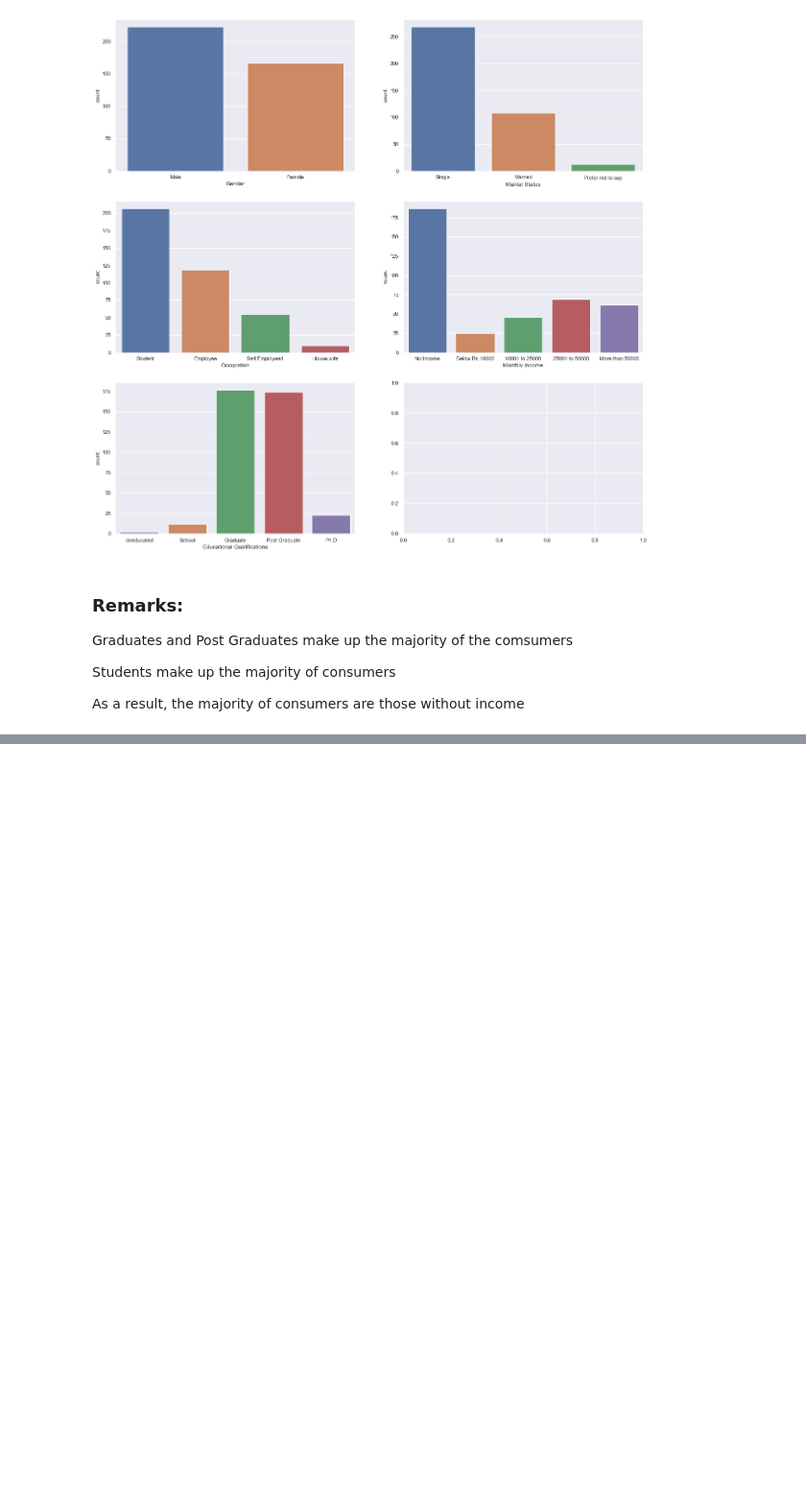
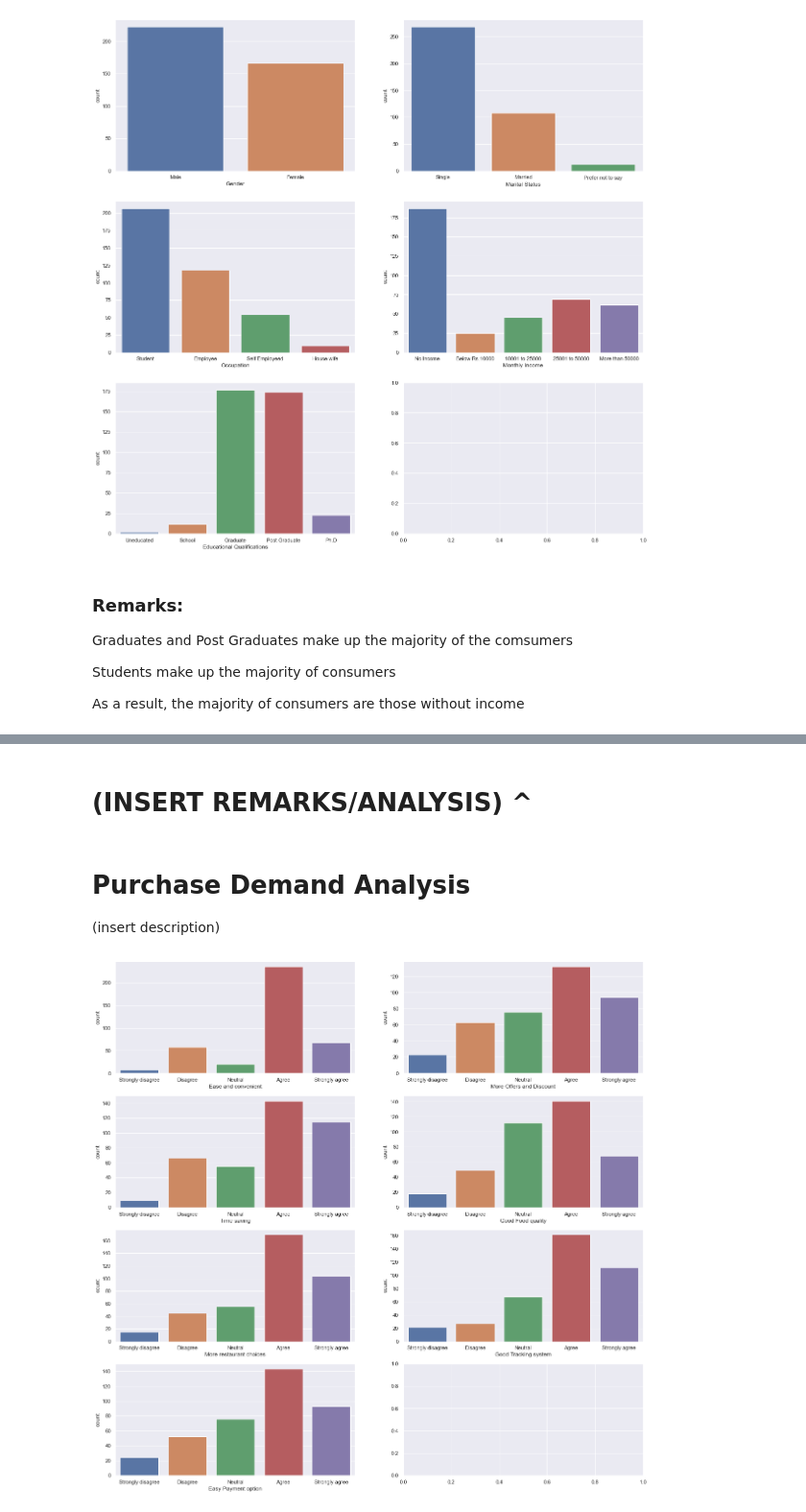
Before and after one commit to DanielxDante/restaurant-conundrum, a Jupyter notebook: Online Food Delivery Preferences.ipynb, the cells around one changed output, grey strips where cells are left out. Shown: that part at 96% size. Cells and saved outputs as stored; diff of their text form; code cells hidden in the pictures; blank space fills up the shorter version.

```diff
--- a/Online Food Delivery Preferences.ipynb
+++ b/Online Food Delivery Preferences.ipynb
@@ -104,0 +156,17 @@ As a result, the majority of consumers are those without income
+# %% [markdown]
+# (INSERT REMARKS/ANALYSIS) ^
+# %% [markdown]
+# Purchase Demand Analysis
+(insert description)
+# %%
+f, axes = plt.subplots(4, 2, figsize = (20, 20))
+
+f = sb.countplot(x= "Ease and convenient", data = foodDelivery, ax = axes[0,0], order = ["Strongly disagree", "Disagree", "Neutral", "Agree", "Strongly agree"])
+f = sb.countplot(x= "Time saving", data = foodDelivery, ax= axes[1,0], order = ["Strongly disagree", "Disagree", "Neutral", "Agree", "Strongly agree"])
+f = sb.countplot(x= "More restaurant choices", data = foodDelivery, ax= axes[2,0], order = ["Strongly disagree", "Disagree", "Neutral", "Agree", "Strongly agree"])
+f = sb.countplot(x= "Easy Payment option", data = foodDelivery, ax = axes[3,0], order = ["Strongly disagree", "Disagree", "Neutral", "Agree", "Strongly agree"])
+f = sb.countplot(x= "More Offers and Discount", data = foodDelivery, ax= axes[0,1], order = ["Strongly disagree", "Disagree", "Neutral", "Agree", "Strongly agree"])
+f = sb.countplot(x= "Good Food quality", data = foodDelivery, ax= axes[1,1], order = ["Strongly disagree", "Disagree", "Neutral", "Agree", "Strongly agree"])
+f = sb.countplot(x= "Good Tracking system", data = foodDelivery, ax= axes[2,1], order = ["Strongly disagree", "Disagree", "Neutral", "Agree", "Strongly agree"])
+# %% [output]
+[figure, added]
```
Also changed, not shown: parts of 20 cells of this notebook.
